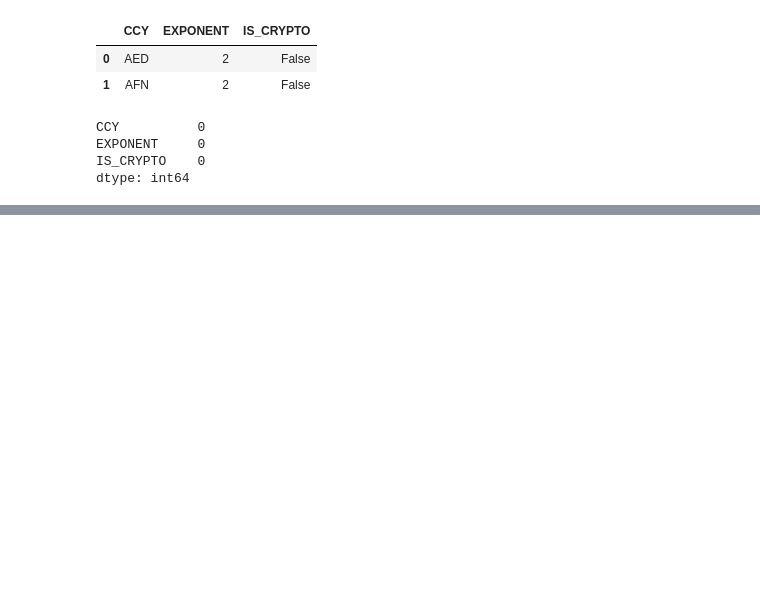
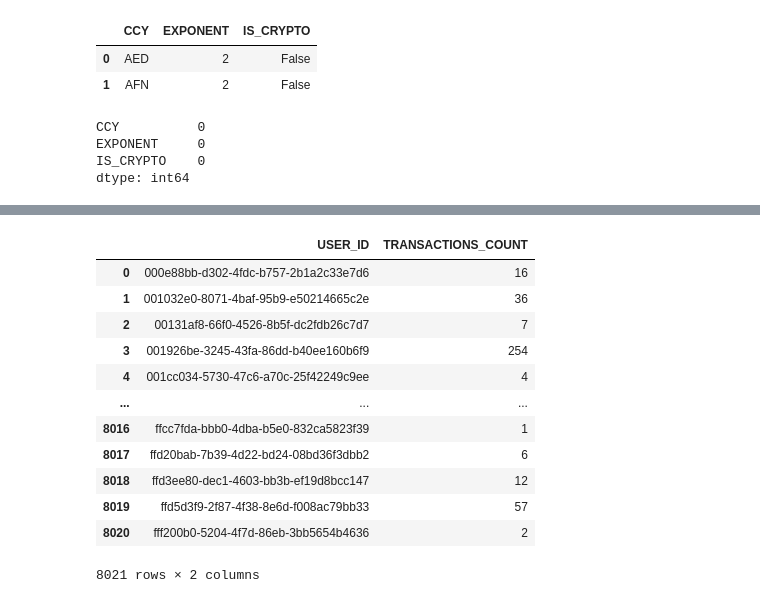
Before and after one commit to dasheffie/data-projects, a Jupyter notebook: revolut_fraudsters_detection.ipynb, the cells around one changed output, grey strips where cells are left out. Drawn from its saved outputs; the diff is of its cells as text; code cells hidden in the pictures; blank space fills up the shorter version.

```diff
--- a/revolut_fraudsters_detection.ipynb
+++ b/revolut_fraudsters_detection.ipynb
@@ -171,0 +211,16 @@ dtype: int64
+# %%
+df_transactions_count_grouped
+# %% [output]
+|  | USER_ID | TRANSACTIONS_COUNT |
+| 0 | 000e88bb-d302-4fdc-b757-2b1a2c33e7d6 | 16 |
+| 1 | 001032e0-8071-4baf-95b9-e50214665c2e | 36 |
+| 2 | 00131af8-66f0-4526-8b5f-dc2fdb26c7d7 | 7 |
+| 3 | 001926be-3245-43fa-86dd-b40ee160b6f9 | 254 |
+| 4 | 001cc034-5730-47c6-a70c-25f42249c9ee | 4 |
+| ... | ... | ... |
+| 8016 | ffcc7fda-bbb0-4dba-b5e0-832ca5823f39 | 1 |
+| 8017 | ffd20bab-7b39-4d22-bd24-08bd36f3dbb2 | 6 |
+| 8018 | ffd3ee80-dec1-4603-bb3b-ef19d8bcc147 | 12 |
+| 8019 | ffd5d3f9-2f87-4f38-8e6d-f008ac79bb33 | 57 |
+| 8020 | fff200b0-5204-4f7d-86eb-3bb5654b4636 | 2 |
+8021 rows × 2 columns
```
Also changed, not shown: parts of 13 cells of this notebook, 1 other file.
